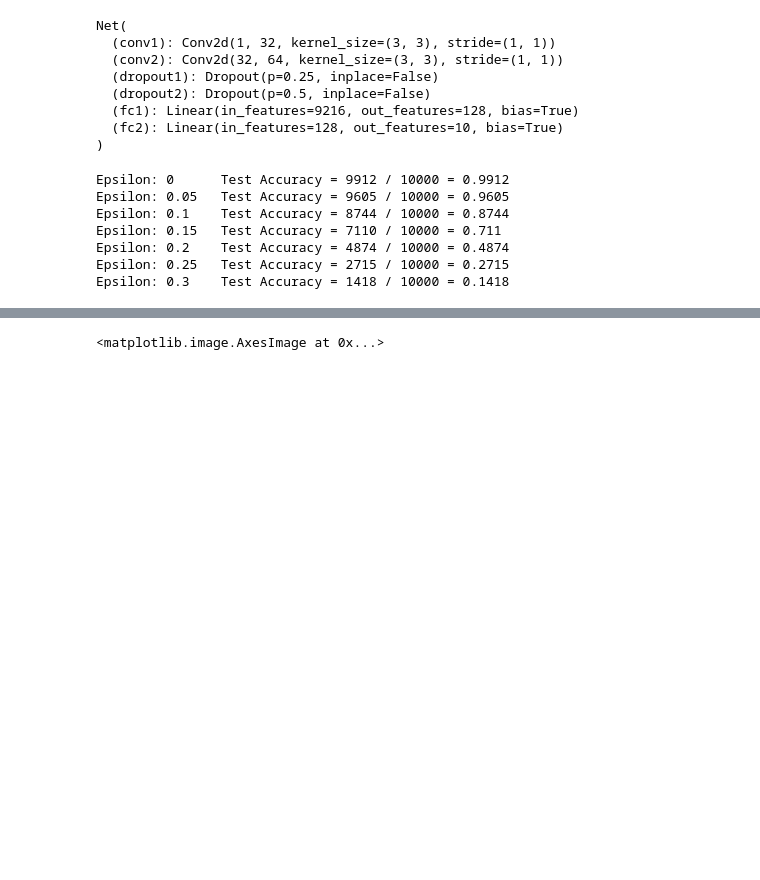
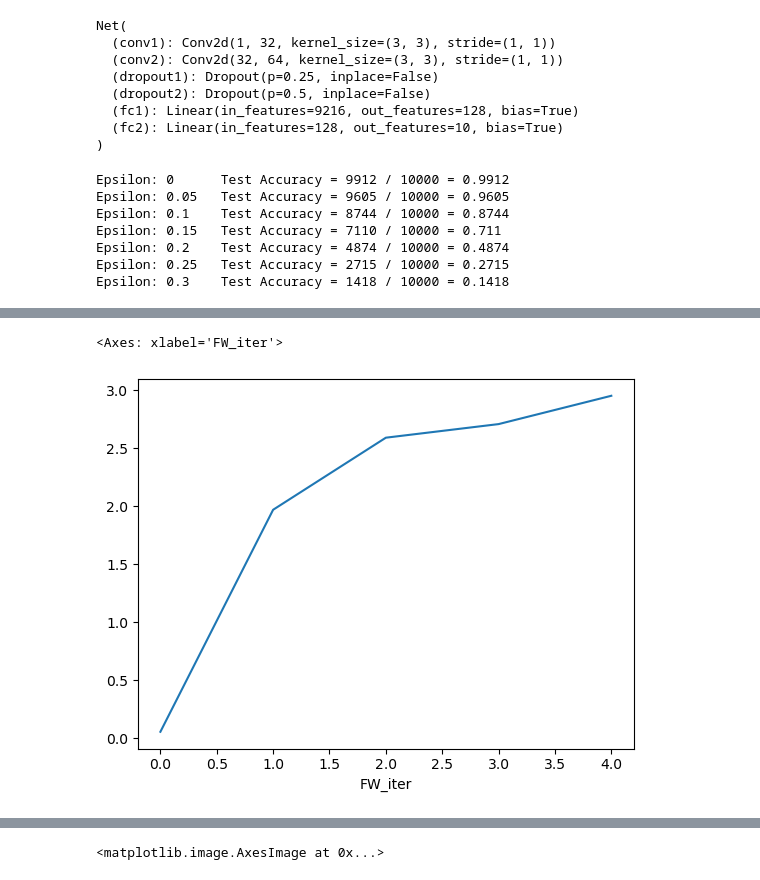
Before and after one commit to TannerAGraves/FW-variants-for-WB-Adversarial-Attacks, a Jupyter notebook: experimental/attack_tests.ipynb, the cells around one changed output, grey strips where cells are left out. Cells and saved outputs as stored; diff of their text form; code cells hidden in the pictures; blank space fills up the shorter version.

```diff
--- a/experimental/FGSM.ipynb
+++ b/experimental/attack_tests.ipynb
@@ -252,6 +270,7 @@ def test_fw( model, device, test_loader, epsilon,num_fw_iter, num_test = 1000, m
     # Accuracy counter
     correct = 0
     adv_examples = []
+    hist = []
     ex_num = 0
     # Loop over all examples in test set
     for x0, target in test_loader:
@@ -262,6 +281,7 @@ def test_fw( model, device, test_loader, epsilon,num_fw_iter, num_test = 1000, m
         x0_denorm = denorm(x0)
         #x_t.requires_grad = True  #Set requires_grad attribute of tensor. Important for Attack
         m_t_last = None # gradient from previous iter
+        had_first_success = False
 
         for t in range(num_fw_iter):
             x_t.requires_grad = True
@@ -270,11 +290,14 @@ def test_fw( model, device, test_loader, epsilon,num_fw_iter, num_test = 1000, m
             init_pred = output.max(1, keepdim=True)[1] # get the index of the max log-probability
 
             # If the initial prediction is wrong, don't bother attacking, just move on
-            if init_pred.item() != target.item():
+            if (init_pred.item() != target.item()) and (t == 0):
                 continue
 
             # Calculate the loss
-            loss = F.nll_loss(output, target)
+            loss = - F.nll_loss(output, target) # DNN maximizing POSITIVE log liklihood
+            #criterion = nn.CrossEntropyLoss()
+            #loss = criterion(output, target)
+            #loss = untargeted_attack_loss(output, target)
 
             # Zero all existing gradients
             model.zero_grad()
@@ -292,7 +315,9 @@ def test_fw( model, device, test_loader, epsilon,num_fw_iter, num_test = 1000, m
             if method == 'fgsm':
                 perturbed_image = fgsm_attack(x_t_denorm, epsilon, x_t_grad)
             elif method == 'fw':
-                perturbed_image = fw_step(x_t_denorm, epsilon, x_t_grad, x0_denorm)
+                perturbed_image, gap_FW = fw_step(x_t_denorm, epsilon, x_t_grad, x0_denorm)
+            elif method == 'fw_neg':
+                perturbed_image, gap_FW = fw_step_neg(x_t_denorm, epsilon, x_t_grad, x0_denorm)
             elif method == 'fw_momentum':
                 perturbed_image, m_t_last = fw_step_momentum(x_t_denorm, epsilon, x_t_grad, m_t_last, x0_denorm)
             # Reapply normalization
@@ -305,6 +330,8 @@ def test_fw( model, device, test_loader, epsilon,num_fw_iter, num_test = 1000, m
             # Check for success
             final_pred = output.max(1, keepdim=True)[1] # get the index of the max log-probability
             if final_pred.item() == target.item():
+                success = False
+                first_success = False
                 if t == num_fw_iter - 1:
                     correct += 1
                 # Special case for saving 0 epsilon examples
@@ -312,11 +339,22 @@ def test_fw( model, device, test_loader, epsilon,num_fw_iter, num_test = 1000, m
                     adv_ex = perturbed_image.squeeze().detach().cpu().numpy()
                     adv_examples.append( (init_pred.item(), final_pred.item(), adv_ex) )
             else:
+                first_success =  not had_first_success
+                had_first_success = True
+                success = True
                 # Save some adv examples for visualization later
                 if len(adv_examples) < 5:
                     adv_ex = perturbed_image.squeeze().detach().cpu().numpy()
                     adv_examples.append( (init_pred.item(), final_pred.item(), adv_ex) )
                 #break # early stopping if attack sucessful, paper doesn't use this so I wont.
+            hist_iter = {
+                'example_idx':ex_num,
+                'FW_iter': t,
+                'FW_gap': gap_FW,
+                'success': success,
+                'first_success': first_success
+            }
+            hist.append(hist_iter)
         ex_num += 1
         if ex_num >= num_test:
             break
@@ -326,19 +364,20 @@ def test_fw( model, device, test_loader, epsilon,num_fw_iter, num_test = 1000, m
     print(f"Epsilon: {epsilon}\tTest Accuracy = {correct} / {num_test} = {final_acc}")
 
     # Return the accuracy and an adversarial example
-    return final_acc, adv_examples
+    return final_acc, adv_examples, pd.DataFrame(hist)
 # %%
 accuracies = []
 examples = []
 fw_iters = [5]
-eps = 0.1
+eps = 0.2
 adv_examples = []
 fw_stepsize = 1
-
+hist = None
 # Run test for each epsilon
 #for eps in epsilons:
 for num_fw_iter in fw_iters:
-    acc, ex = test_fw(model, device, test_loader, eps, num_fw_iter)
+    acc, ex, hist = test_fw(model, device, test_loader, eps, num_fw_iter, method='fw_neg')
     accuracies.append(acc)
     examples.append(ex)
+hist
 # %% [output]
@@ -345,0 +398,5 @@ Epsilon: 0.1    Test Accuracy = 792 / 1000 = 0.792
+# %%
+hist[hist['first_success']].groupby('FW_iter')['FW_gap'].mean().plot()
+# %% [output]
+<Axes: xlabel='FW_iter'>
+[figure, added]
```
Also changed, not shown: parts of 7 cells of this notebook.
